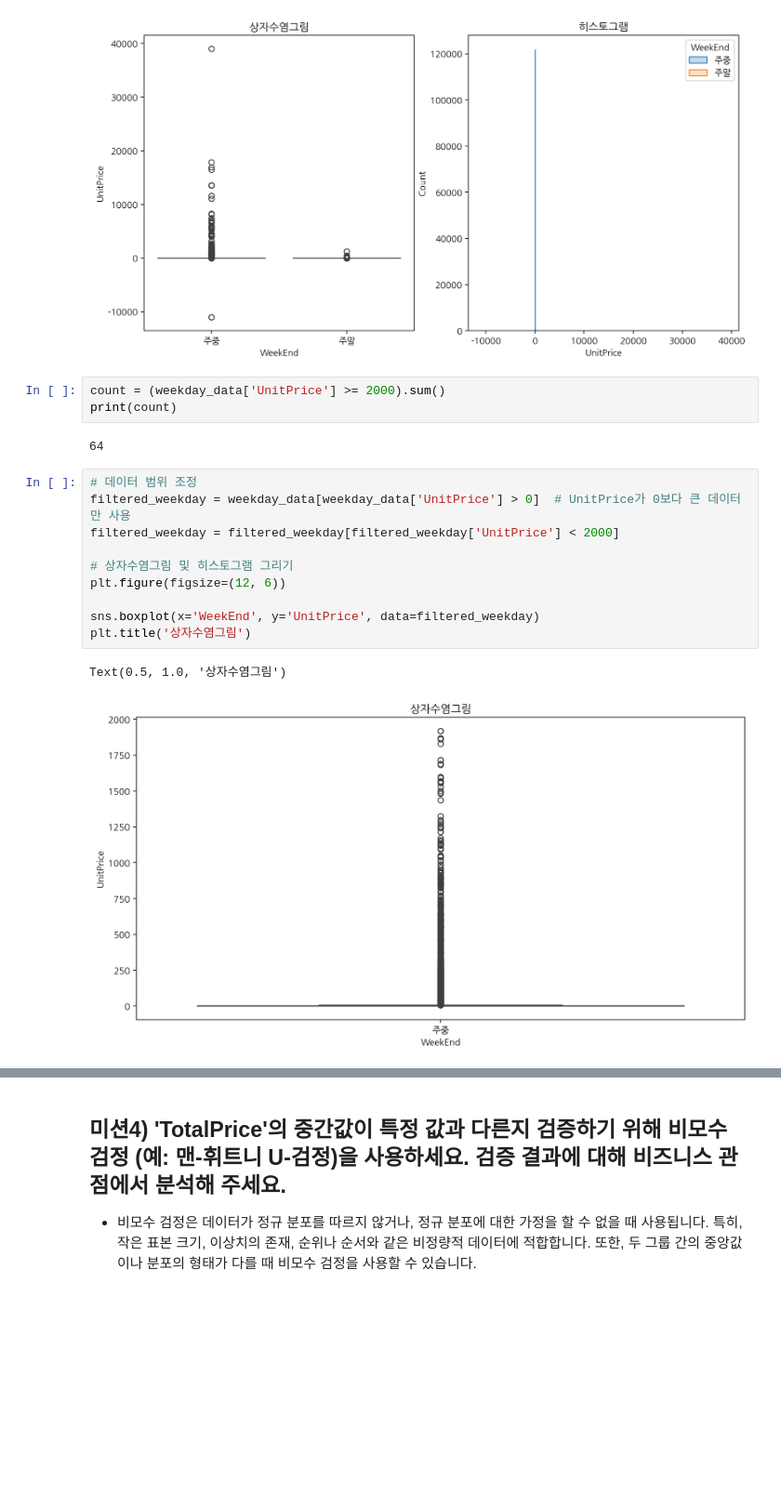
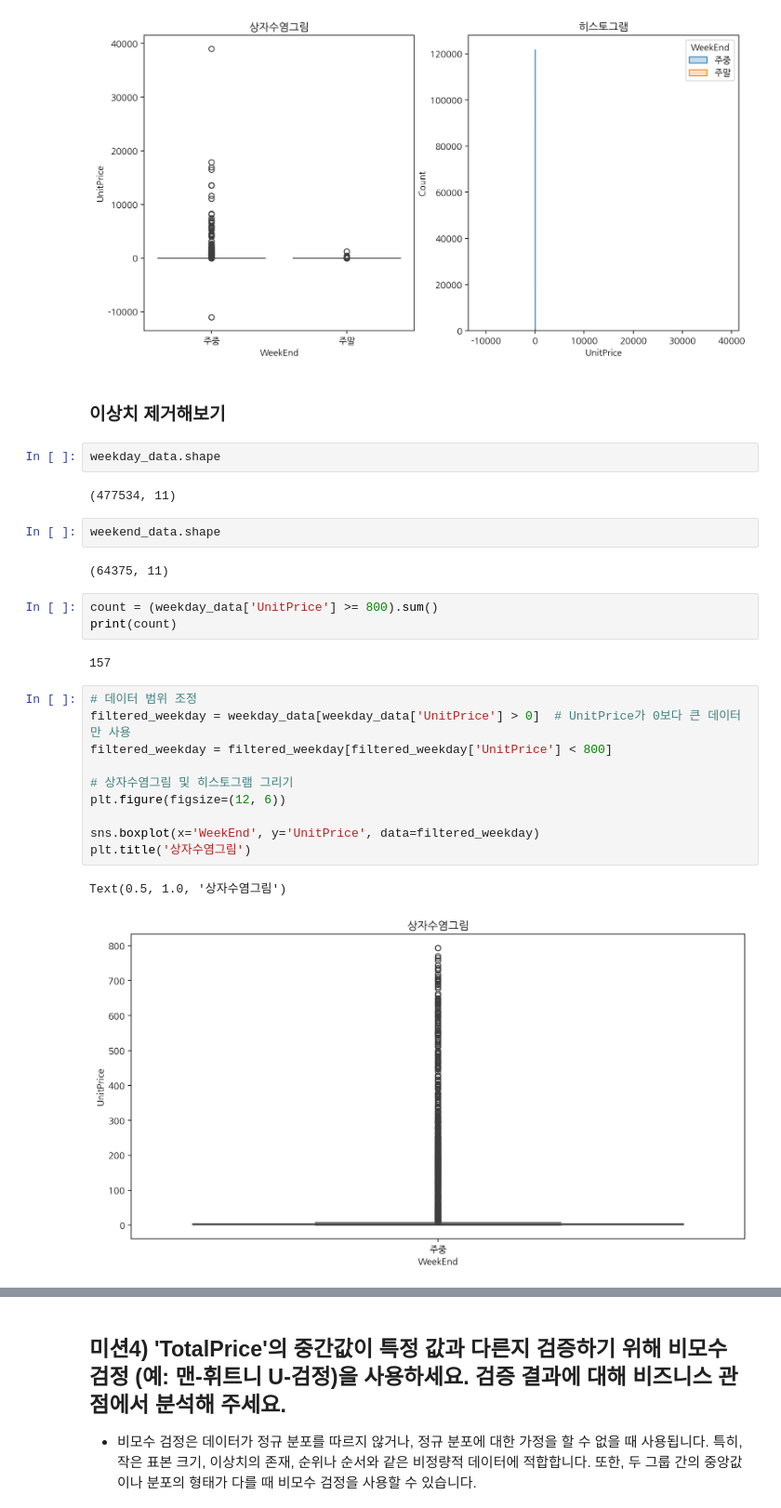
Before and after one commit to inseonseo/AIFFEL_Quest, a Jupyter notebook: Quest_0130/01_online_retail_mission_aiffel.ipynb, the cells around one changed output, grey strips where cells are left out. Shown at 93% size. Saved outputs shown, nothing was run; the diff lists cells and outputs as text; blank space fills up the shorter version.

```diff
--- a/Quest_0130/01_online_retail_mission_aiffel.ipynb
+++ b/Quest_0130/01_online_retail_mission_aiffel.ipynb
@@ -381,24 +447,34 @@ plt.title('히스토그램')
 plt.show()
 # %% [output]
 [figure]
+# %% [markdown]
+### 이상치 제거해보기
+# %%
+weekday_data.shape
+# %% [output]
+(477534, 11)
+# %%
+weekend_data.shape
+# %% [output]
+(64375, 11)
 # %%
-count = (weekday_data['UnitPrice'] >= 2000).sum()
+count = (weekday_data['UnitPrice'] >= 800).sum()
 print(count)
 # %% [output]
-64
+157
 # %%
 # 데이터 범위 조정
 filtered_weekday = weekday_data[weekday_data['UnitPrice'] > 0]  # UnitPrice가 0보다 큰 데이터만 사용
-filtered_weekday = filtered_weekday[filtered_weekday['UnitPrice'] < 2000]
+filtered_weekday = filtered_weekday[filtered_weekday['UnitPrice'] < 800]
 
 # 상자수염그림 및 히스토그램 그리기
 plt.figure(figsize=(12, 6))
 
 sns.boxplot(x='WeekEnd', y='UnitPrice', data=filtered_weekday)
 plt.title('상자수염그림')
 # %% [output]
 Text(0.5, 1.0, '상자수염그림')
-[figure, old version]
+[figure, new version]
 # %%
 plt.figure(figsize=(12, 6))
 
```
Also changed, not shown: parts of 18 cells of this notebook.
